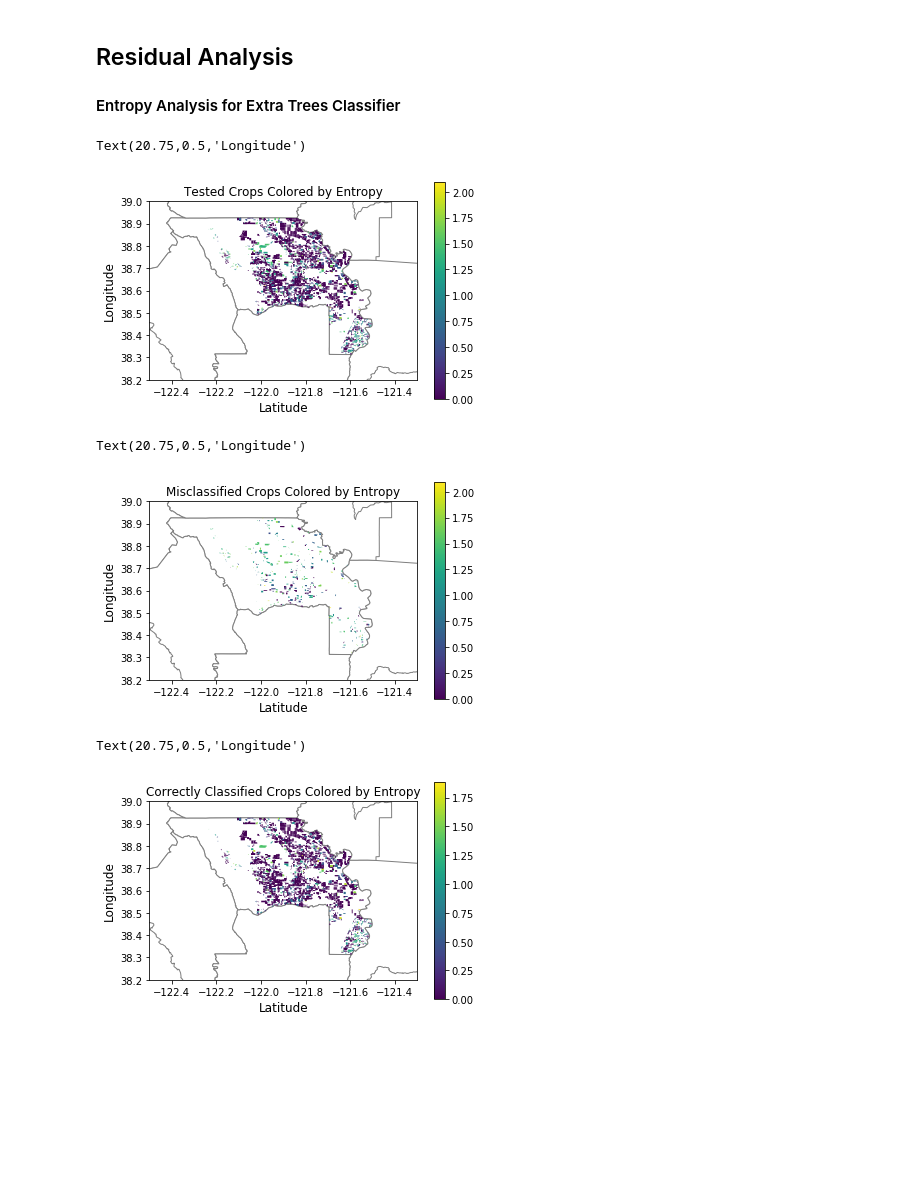
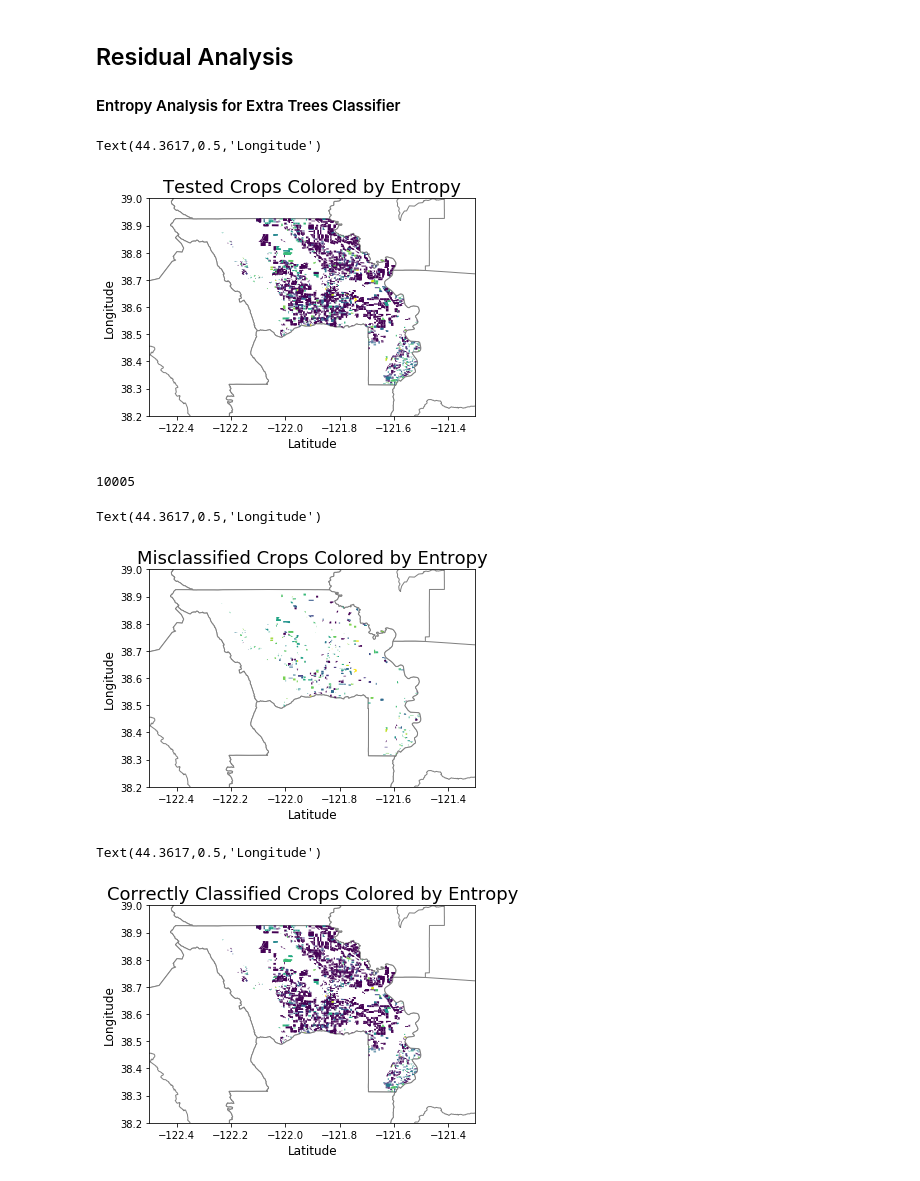
Before and after one commit to MarcelColvin/GeoSpatial-Classification, a Jupyter notebook: Final_crop_classifier.ipynb, the cells around one changed output. Drawn from its saved outputs; the diff is of its cells as text; code cells hidden in the pictures; blank space fills up the shorter version.

```diff
--- a/Final_crop_classifier.ipynb
+++ b/Final_crop_classifier.ipynb
@@ -350,42 +378,45 @@ keep = ["Yolo", "Lake", "Colusa", "Sutter", "Sacramento", "Solano", "Napa"]
 yolo = cali[cali.NAME.isin(keep)]
 # %%
 ax = yolo.plot(color = "white", edgecolor = "gray")
-testfields.plot(ax =ax, column = 'entropy', legend = True)
+testfields.plot(ax =ax, column = 'entropy')
 ax.set_xlim([-122.5, -121.3])
 ax.set_ylim([38.2, 39])
-ax.set_title("Tested Crops Colored by Entropy", fontsize = 12)
+ax.set_title("Tested Crops Colored by Entropy", fontsize = 18)
 ax.set_xlabel("Latitude", fontsize = 12)
 ax.set_ylabel("Longitude", fontsize = 12)
 # %% [output]
-Text(20.75,0.5,'Longitude')
+Text(44.3617,0.5,'Longitude')
-[figure, old version]
+[figure, new version]
 # %%
 misclass_test = testfields.loc[misclassified]
+# %%
+len(nonorg)
+# %% [output]
+10005
 # %%
 ax = yolo.plot(color = "white", edgecolor = "gray")
-misclass_test.plot(ax =ax, column = 'entropy', legend = True)
+misclass_test.plot(ax =ax, column = 'entropy')
 ax.set_xlim([-122.5, -121.3])
 ax.set_ylim([38.2, 39])
-ax.set_title("Misclassified Crops Colored by Entropy", fontsize = 12)
+ax.set_title("Misclassified Crops Colored by Entropy", fontsize = 18)
 ax.set_xlabel("Latitude", fontsize = 12)
 ax.set_ylabel("Longitude", fontsize = 12)
 # %% [output]
-Text(20.75,0.5,'Longitude')
+Text(44.3617,0.5,'Longitude')
-[figure, old version]
+[figure, new version]
 # %%
 class_test = testfields.loc[classified]
 # %%
-#fig,ax=plt.subplots()
-ax = yolo.plot(color = "white", edgecolor = "gray", legend = False)
-class_test.plot(ax =ax, column = 'entropy', legend = True)
+ax = yolo.plot(color = "white", edgecolor = "gray")
+class_test.plot(ax =ax, column = 'entropy')
 ax.set_xlim([-122.5, -121.3])
 ax.set_ylim([38.2, 39])
-ax.set_title("Correctly Classified Crops Colored by Entropy", fontsize = 12)
+ax.set_title("Correctly Classified Crops Colored by Entropy", fontsize = 18)
 ax.set_xlabel("Latitude", fontsize = 12)
 ax.set_ylabel("Longitude", fontsize = 12)
 # %% [output]
-Text(20.75,0.5,'Longitude')
+Text(44.3617,0.5,'Longitude')
-[figure, old version]
+[figure, new version]
 # %%
 np.mean(misclass_test["entropy"])
 # %% [output]
```
Also changed, not shown: parts of 24 cells of this notebook.
